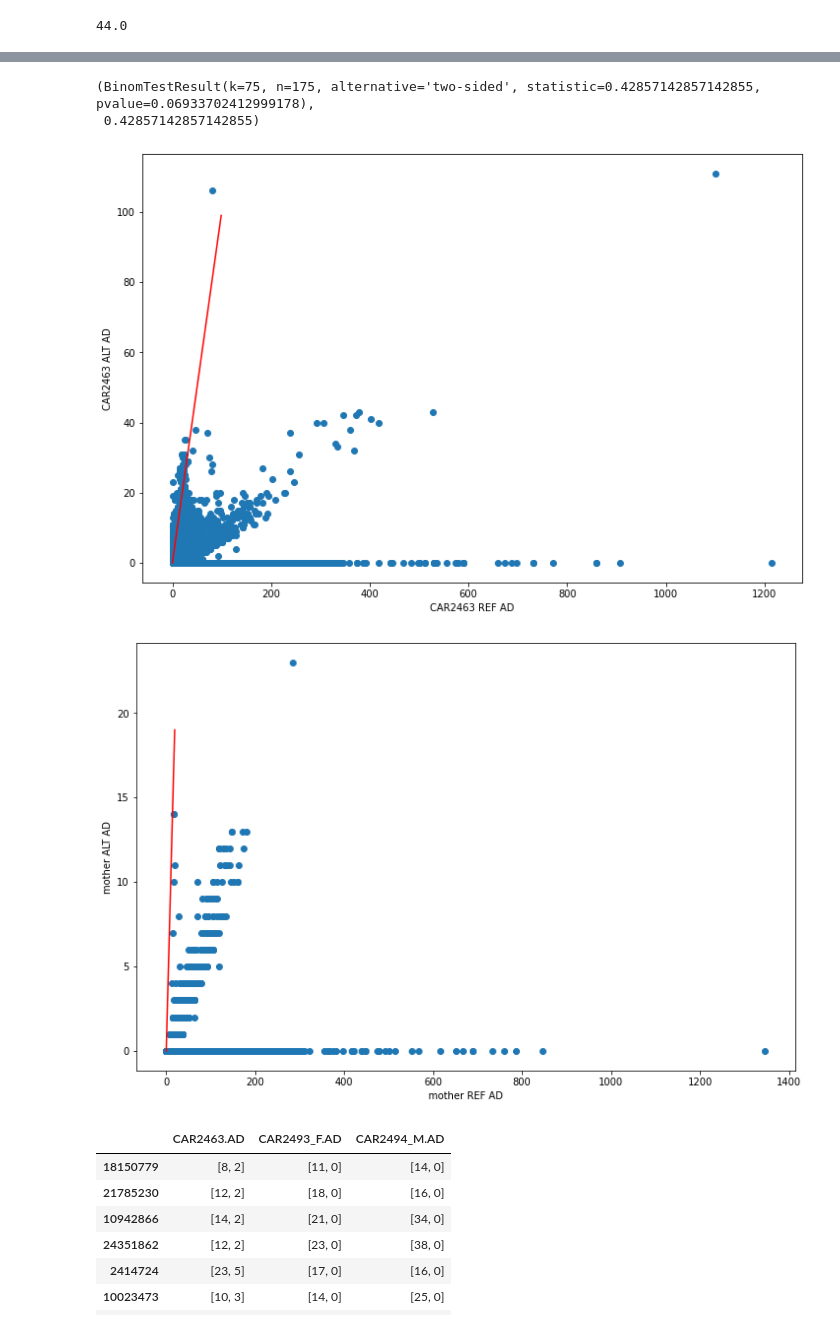
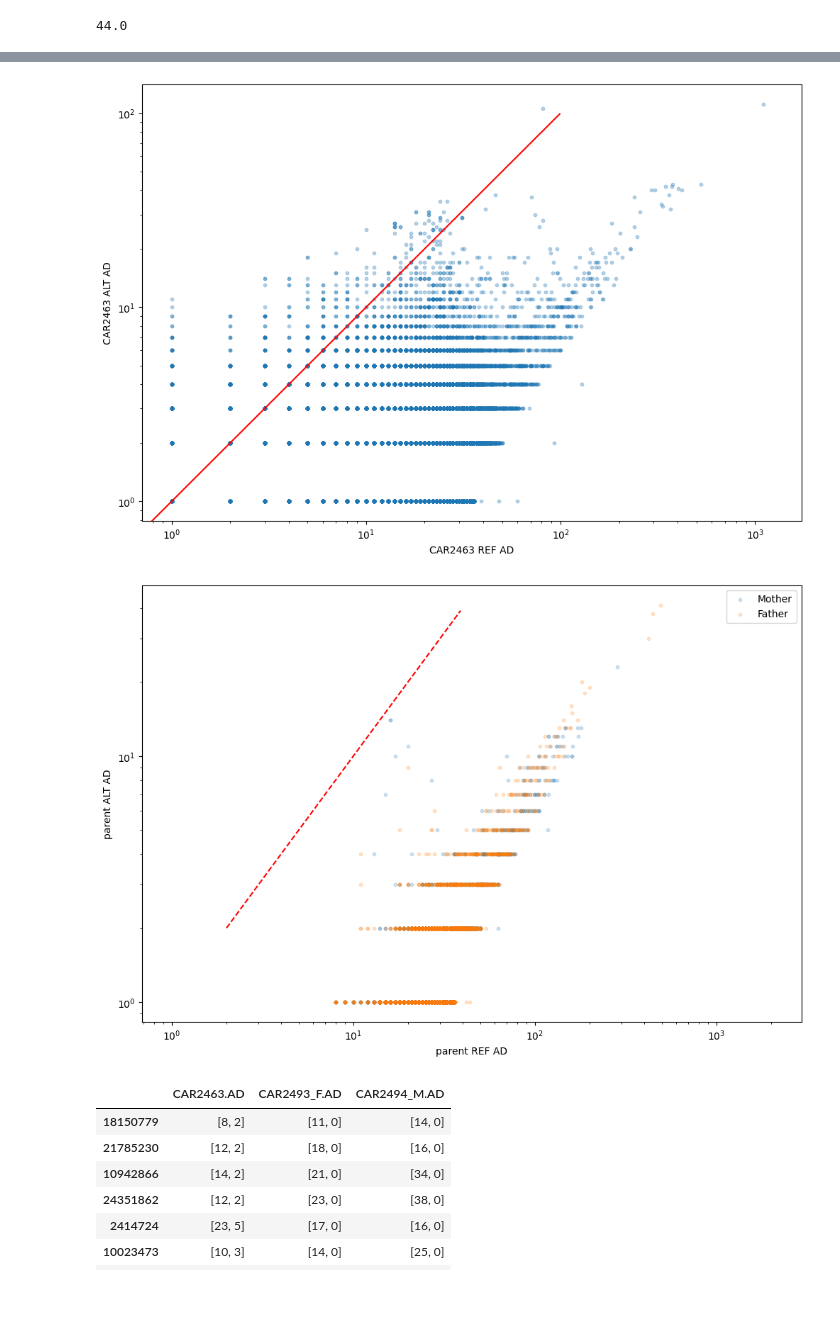
Before and after one commit to mitoclub/AquaSelection, a Jupyter notebook: intersect.ipynb, the cells around one changed output, grey strips where cells are left out. Cells and saved outputs as stored; diff of their text form; code cells hidden in the pictures; blank space fills up the shorter version.

```diff
--- a/intersect.ipynb
+++ b/intersect.ipynb
@@ -412,25 +401,30 @@ _[_ > 0].hist(bins=100)
-# %%
-x = 75
-binomtest(x, 100+x), x/(100+x)
-# %% [output]
-(BinomTestResult(k=75, n=175, alternative='two-sided', statistic=0.42857142857142855, pvalue=0.06933702412999178),
- 0.42857142857142855)
 # %%
 plt.figure(figsize=(12, 8))
-plt.scatter(chi_ad.ad_ref, chi_ad.ad_alt)
+plt.scatter(chi_ad.ad_ref, chi_ad.ad_alt, alpha=0.3, s=10)
 plt.plot(np.arange(100), np.arange(100), 'r')
 plt.xlabel('CAR2463 REF AD')
-plt.ylabel('CAR2463 ALT AD');
+plt.ylabel('CAR2463 ALT AD')
+
+plt.xscale('log')
+plt.yscale('log')
+plt.show()
 # %% [output]
-[figure, old version]
+[figure, new version]
 # %%
 plt.figure(figsize=(12, 8))
-plt.scatter(moz_ad.ad_ref, moz_ad.ad_alt)
-plt.plot(np.arange(20), np.arange(20), 'r')
-plt.xlabel('mother REF AD')
-plt.ylabel('mother ALT AD');
+plt.scatter(moz_ad.ad_ref, moz_ad.ad_alt, label='Mother', alpha=0.2, s=10)
+plt.scatter(faz_ad.ad_ref, faz_ad.ad_alt, label='Father', alpha=0.2, s=10)
+
+plt.plot(np.arange(2, 40), np.arange(2, 40), 'r--')
+
+plt.xlabel('parent REF AD')
+plt.ylabel('parent ALT AD')
+plt.xscale('log')
+plt.yscale('log')
+plt.legend()
+plt.show()
 # %% [output]
-[figure, old version]
+[figure, new version]
 # %%
 variants[variants.hiConfDeNovo.str.contains(samples_lst[0])][[samples_lst[0]+'.AD', mother+'.AD', father+'.AD']].sample(10)
 # %% [output]
```
Also changed, not shown: parts of 8 cells of this notebook, 1 other file.
